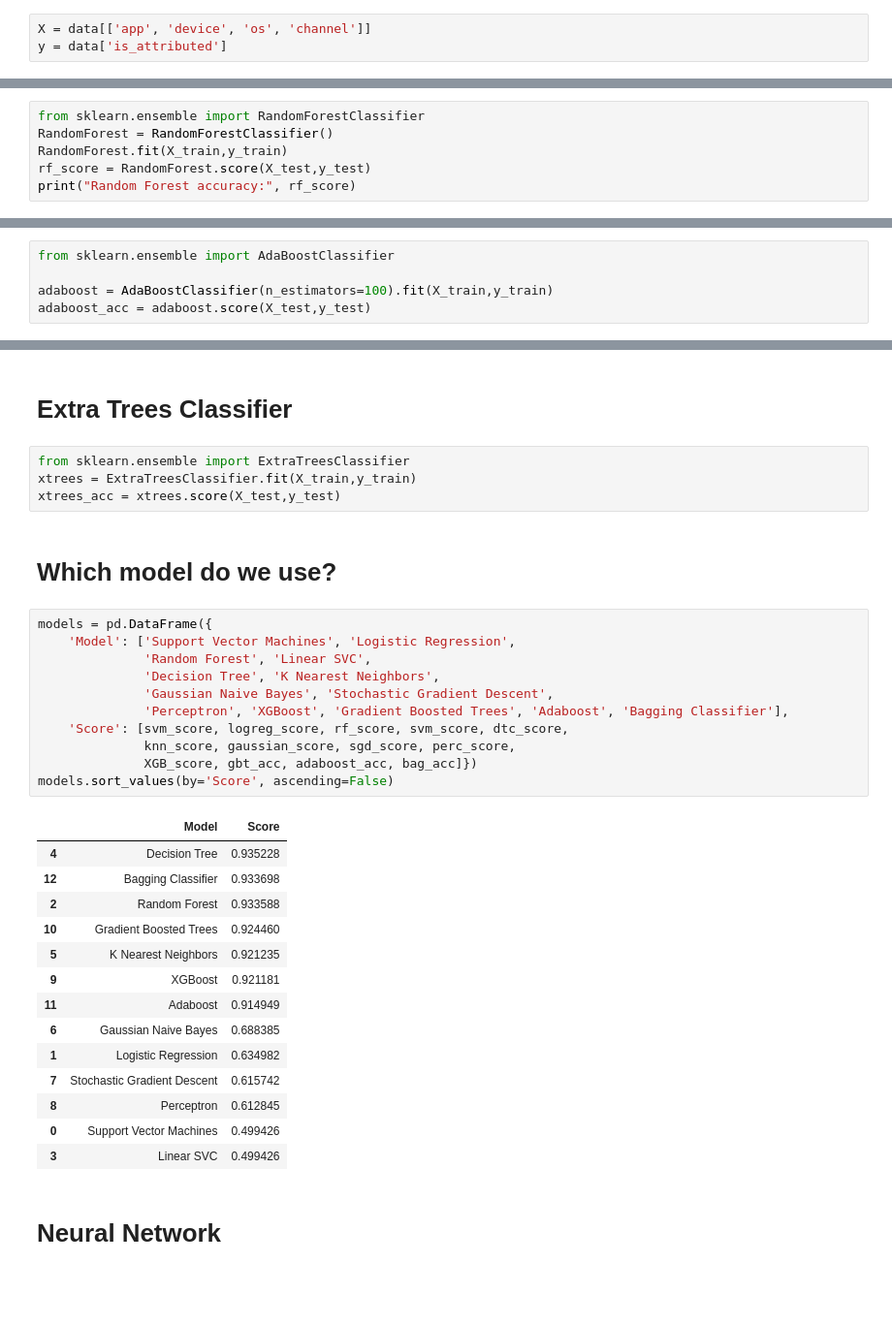
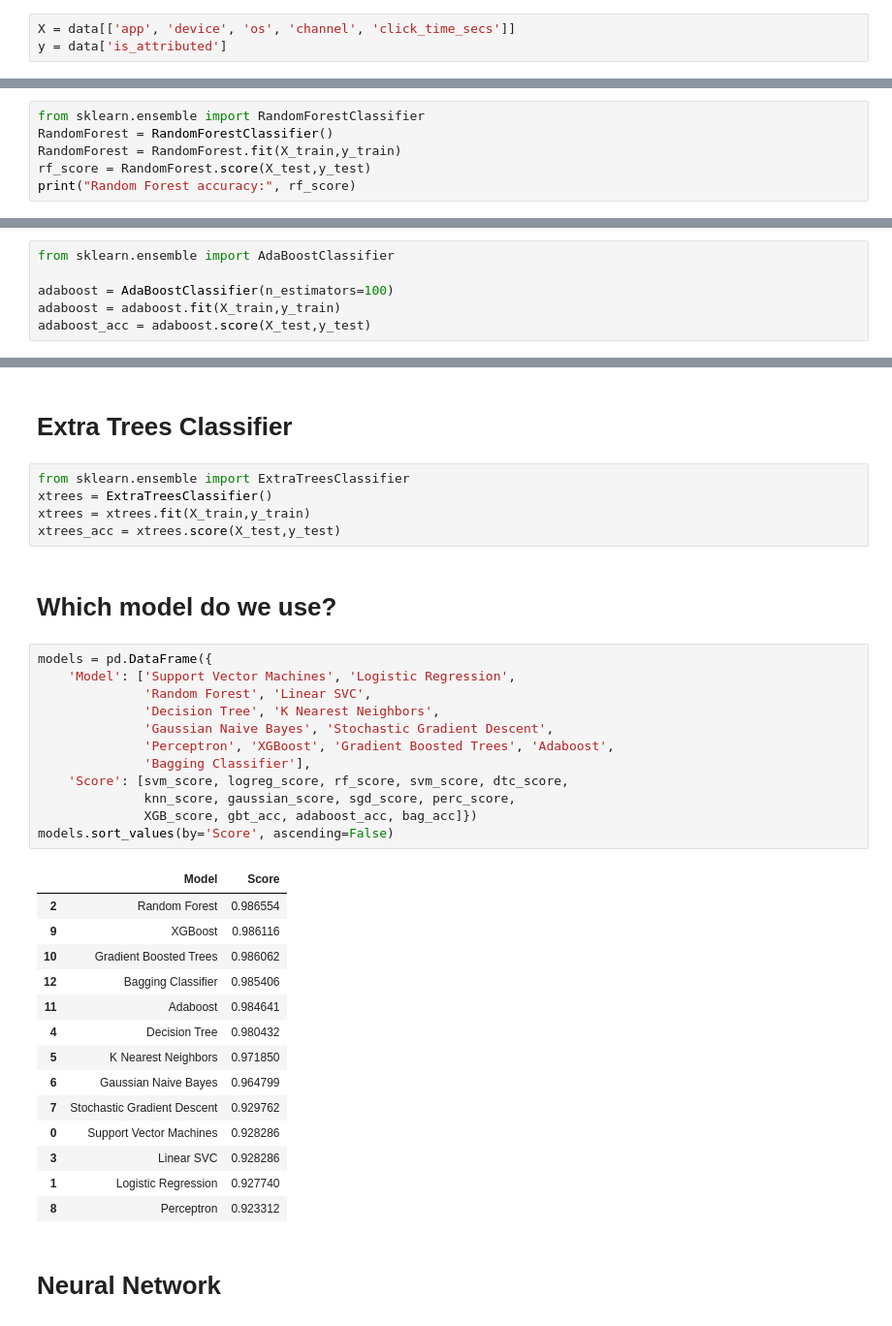
Before and after one commit to catherinelee274/fraud_detection, a Jupyter notebook: main.ipynb, the cells around one changed output, grey strips where cells are left out. Shown at 97% size. Drawn from its saved outputs; the diff is of its cells as text; blank space fills up the shorter version.

```diff
--- a/main.ipynb
+++ b/main.ipynb
@@ -143,7 +179,7 @@ This confirms that we have a major imbalance in our data. This is incentivising
 # %% [markdown]
 # Logistic Regression
 # %%
-X = data[['app', 'device', 'os', 'channel']]
+X = data[['app', 'device', 'os', 'channel', 'click_time_secs']]
 y = data['is_attributed']
 # %%
 from sklearn.model_selection import train_test_split
@@ -190,7 +226,7 @@ Logistic Regression Accuracy 0.6349822355834928
 # %%
 from sklearn.ensemble import RandomForestClassifier
 RandomForest = RandomForestClassifier()
-RandomForest.fit(X_train,y_train)
+RandomForest = RandomForest.fit(X_train,y_train)
 rf_score = RandomForest.score(X_test,y_test)
 print("Random Forest accuracy:", rf_score)
 # %% [output]
@@ -334,7 +410,8 @@ ensemble = VotingClassifier(estimators, voting=’hard’)
 # %%
 from sklearn.ensemble import AdaBoostClassifier
 
-adaboost = AdaBoostClassifier(n_estimators=100).fit(X_train,y_train)
+adaboost = AdaBoostClassifier(n_estimators=100)
+adaboost = adaboost.fit(X_train,y_train)
 adaboost_acc = adaboost.score(X_test,y_test)
 # %% [markdown]
 # Bagging Classifer
@@ -347,36 +424,38 @@ bag_acc = bag.score(X_test,y_test)
 # Extra Trees Classifier
 # %%
 from sklearn.ensemble import ExtraTreesClassifier
-xtrees = ExtraTreesClassifier.fit(X_train,y_train)
+xtrees = ExtraTreesClassifier()
+xtrees = xtrees.fit(X_train,y_train)
 xtrees_acc = xtrees.score(X_test,y_test)
 # %% [markdown]
 # Which model do we use?
 # %%
 models = pd.DataFrame({
     'Model': ['Support Vector Machines', 'Logistic Regression',
               'Random Forest', 'Linear SVC',
               'Decision Tree', 'K Nearest Neighbors',
               'Gaussian Naive Bayes', 'Stochastic Gradient Descent',
-              'Perceptron', 'XGBoost', 'Gradient Boosted Trees', 'Adaboost', 'Bagging Classifier'],
+              'Perceptron', 'XGBoost', 'Gradient Boosted Trees', 'Adaboost',
+              'Bagging Classifier'],
     'Score': [svm_score, logreg_score, rf_score, svm_score, dtc_score,
               knn_score, gaussian_score, sgd_score, perc_score,
               XGB_score, gbt_acc, adaboost_acc, bag_acc]})
 models.sort_values(by='Score', ascending=False)
 # %% [output]
 |  | Model | Score |
-| 4 | Decision Tree | 0.935228 |
-| 12 | Bagging Classifier | 0.933698 |
-| 2 | Random Forest | 0.933588 |
-| 10 | Gradient Boosted Trees | 0.924460 |
-| 5 | K Nearest Neighbors | 0.921235 |
-| 9 | XGBoost | 0.921181 |
-| 11 | Adaboost | 0.914949 |
-| 6 | Gaussian Naive Bayes | 0.688385 |
-| 1 | Logistic Regression | 0.634982 |
-| 7 | Stochastic Gradient Descent | 0.615742 |
-| 8 | Perceptron | 0.612845 |
-| 0 | Support Vector Machines | 0.499426 |
-| 3 | Linear SVC | 0.499426 |
+| 2 | Random Forest | 0.986554 |
+| 9 | XGBoost | 0.986116 |
+| 10 | Gradient Boosted Trees | 0.986062 |
+| 12 | Bagging Classifier | 0.985406 |
+| 11 | Adaboost | 0.984641 |
+| 4 | Decision Tree | 0.980432 |
+| 5 | K Nearest Neighbors | 0.971850 |
+| 6 | Gaussian Naive Bayes | 0.964799 |
+| 7 | Stochastic Gradient Descent | 0.929762 |
+| 0 | Support Vector Machines | 0.928286 |
+| 3 | Linear SVC | 0.928286 |
+| 1 | Logistic Regression | 0.927740 |
+| 8 | Perceptron | 0.923312 |
 # %% [markdown]
 # Neural Network
 # %%
```
Also changed, not shown: parts of 30 cells of this notebook.
